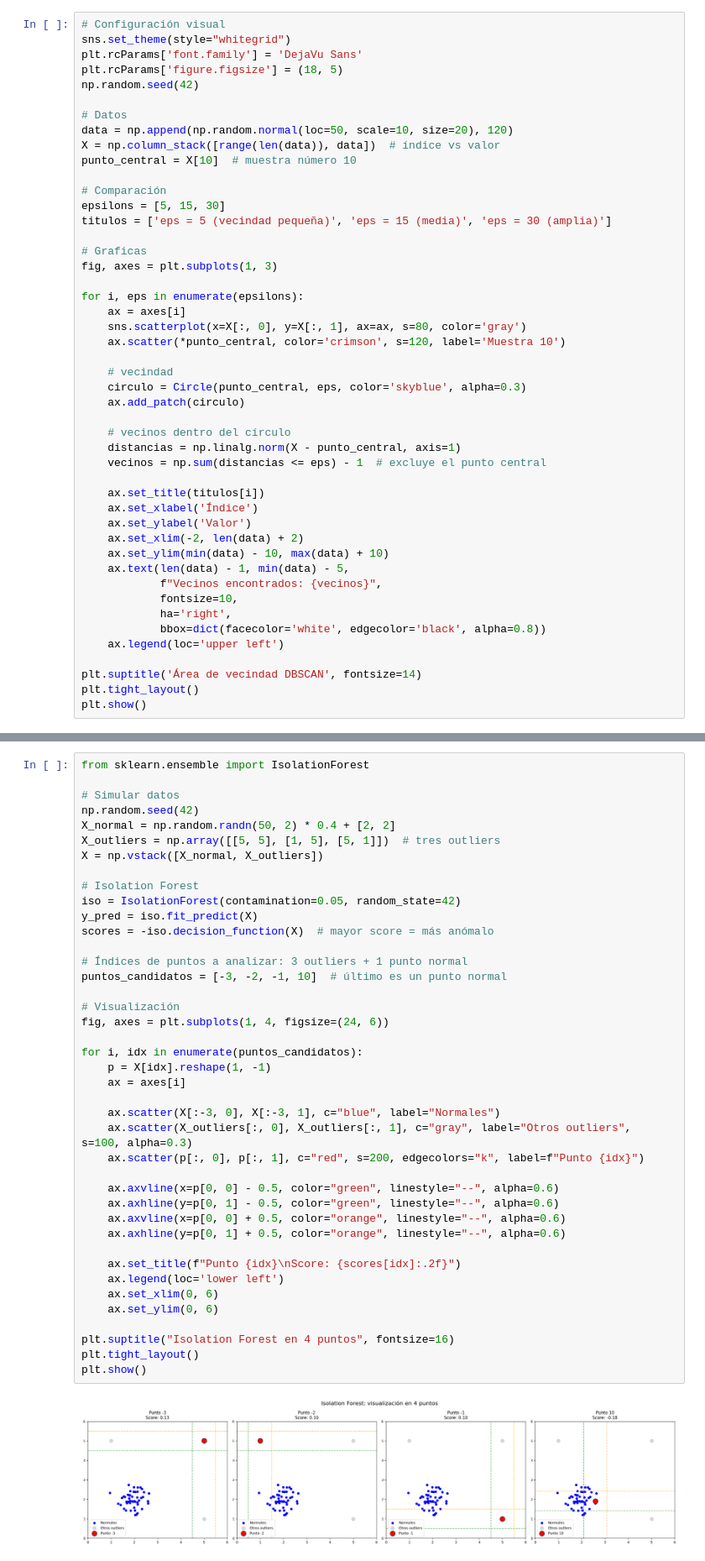
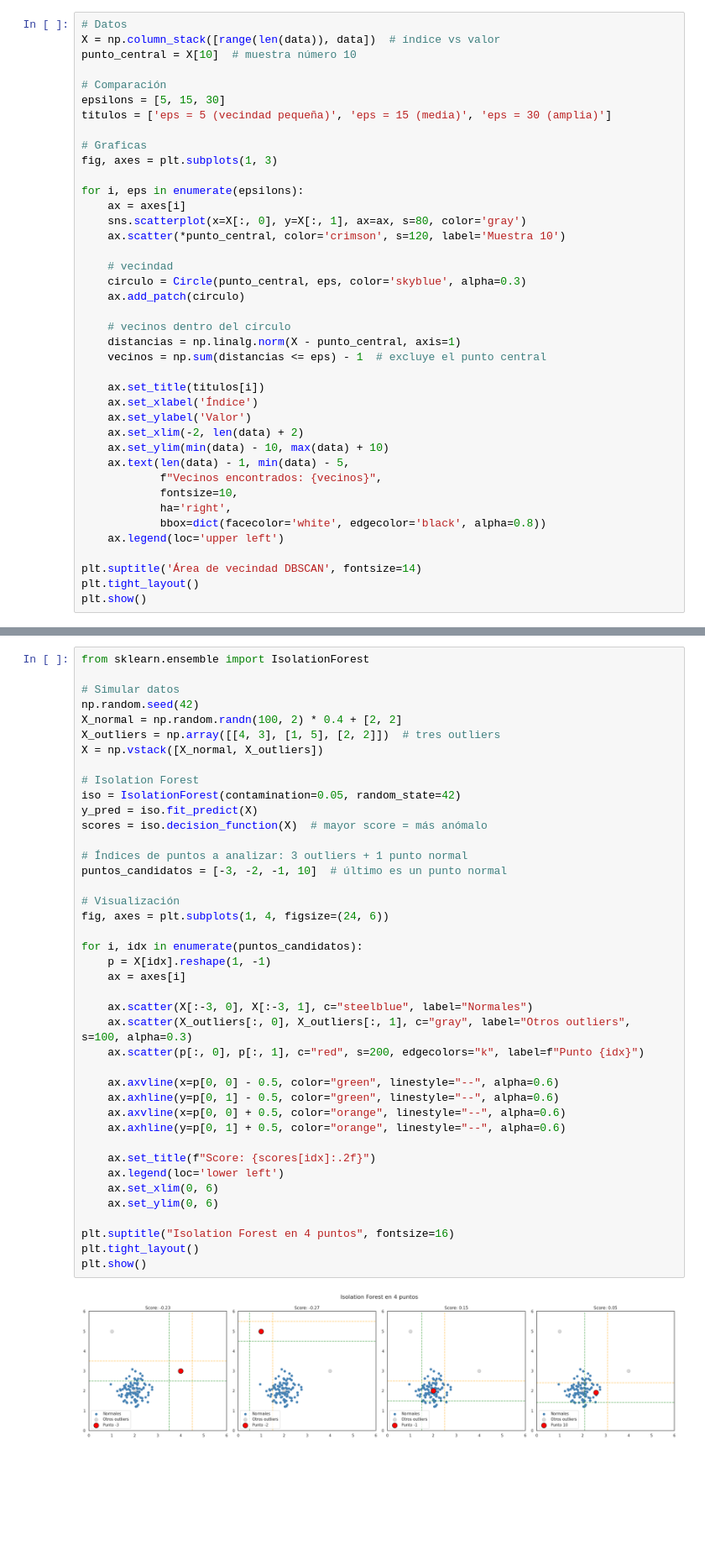
Before and after one commit to mariabda2/intro_data_2026, a Jupyter notebook: FCD_U3_2_deteccion_atipicos_tecnicas.ipynb, the cells around one changed output, grey strips where cells are left out. Shown at 84% size. Saved outputs shown, nothing was run; the diff lists cells and outputs as text; blank space fills up the shorter version.

```diff
--- a/FCD_U3_2_deteccion_atipicos_tecnicas.ipynb
+++ b/FCD_U3_2_deteccion_atipicos_tecnicas.ipynb
@@ -359,14 +366,7 @@ Los puntos que no tienen al menos `minPts` vecinos dentro de un radio (ε) se co
 <b>Es eficiente en conjuntos de datos grandes y no requiere supuestos de distribución.</b><br>
 </div>
 # %%
-# Configuración visual
-sns.set_theme(style="whitegrid")
-plt.rcParams['font.family'] = 'DejaVu Sans'
-plt.rcParams['figure.figsize'] = (18, 5)
-np.random.seed(42)
-
 # Datos
-data = np.append(np.random.normal(loc=50, scale=10, size=20), 120)
 X = np.column_stack([range(len(data)), data])  # índice vs valor
 punto_central = X[10]  # muestra número 10
 
@@ -602,44 +650,44 @@ from sklearn.ensemble import IsolationForest
 
 # Simular datos
 np.random.seed(42)
-X_normal = np.random.randn(50, 2) * 0.4 + [2, 2]
-X_outliers = np.array([[5, 5], [1, 5], [5, 1]])  # tres outliers
+X_normal = np.random.randn(100, 2) * 0.4 + [2, 2]
+X_outliers = np.array([[4, 3], [1, 5], [2, 2]])  # tres outliers
 X = np.vstack([X_normal, X_outliers])
 
 # Isolation Forest
 iso = IsolationForest(contamination=0.05, random_state=42)
 y_pred = iso.fit_predict(X)
-scores = -iso.decision_function(X)  # mayor score = más anómalo
+scores = iso.decision_function(X)  # mayor score = más anómalo
 
 # Índices de puntos a analizar: 3 outliers + 1 punto normal
 puntos_candidatos = [-3, -2, -1, 10]  # último es un punto normal
 
 # Visualización
 fig, axes = plt.subplots(1, 4, figsize=(24, 6))
 
 for i, idx in enumerate(puntos_candidatos):
     p = X[idx].reshape(1, -1)
     ax = axes[i]
 
-    ax.scatter(X[:-3, 0], X[:-3, 1], c="blue", label="Normales")
+    ax.scatter(X[:-3, 0], X[:-3, 1], c="steelblue", label="Normales")
     ax.scatter(X_outliers[:, 0], X_outliers[:, 1], c="gray", label="Otros outliers", s=100, alpha=0.3)
     ax.scatter(p[:, 0], p[:, 1], c="red", s=200, edgecolors="k", label=f"Punto {idx}")
 
     ax.axvline(x=p[0, 0] - 0.5, color="green", linestyle="--", alpha=0.6)
     ax.axhline(y=p[0, 1] - 0.5, color="green", linestyle="--", alpha=0.6)
     ax.axvline(x=p[0, 0] + 0.5, color="orange", linestyle="--", alpha=0.6)
     ax.axhline(y=p[0, 1] + 0.5, color="orange", linestyle="--", alpha=0.6)
 
-    ax.set_title(f"Punto {idx}\nScore: {scores[idx]:.2f}")
+    ax.set_title(f"Score: {scores[idx]:.2f}")
     ax.legend(loc='lower left')
     ax.set_xlim(0, 6)
     ax.set_ylim(0, 6)
 
 plt.suptitle("Isolation Forest en 4 puntos", fontsize=16)
 plt.tight_layout()
 plt.show()
 # %% [output]
-[figure, old version]
+[figure, new version]
 # %% [markdown]
 <div style="background-color:#e8f4fd; padding:15px; border-radius:8px; font-size:17px;">
 
```
Also changed, not shown: parts of 11 cells of this notebook, 1 other file.
